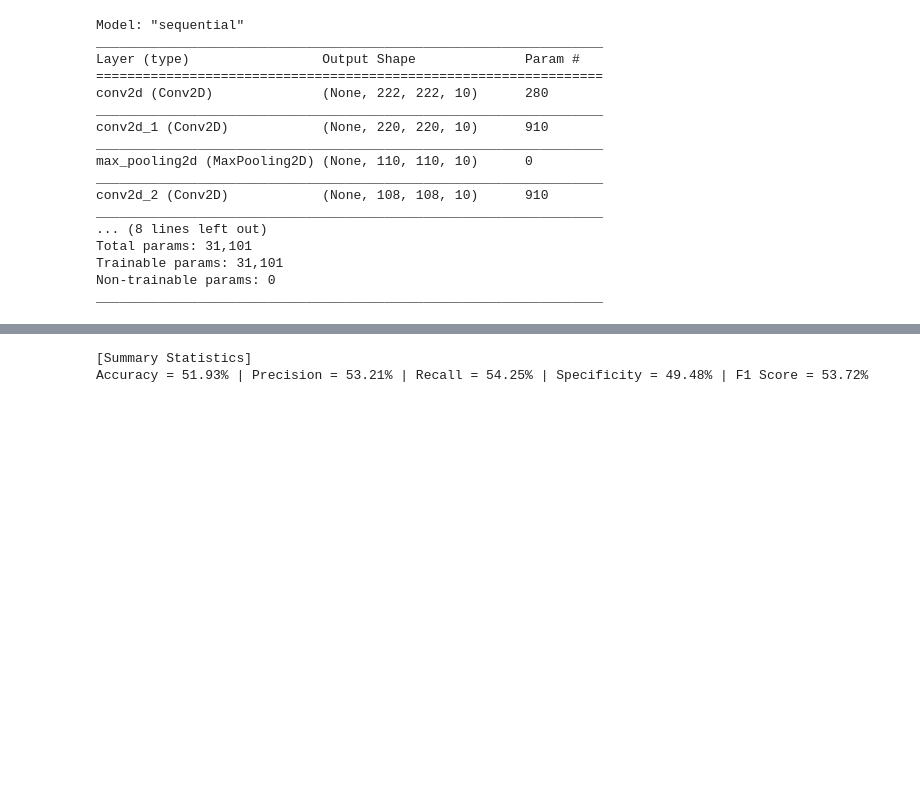
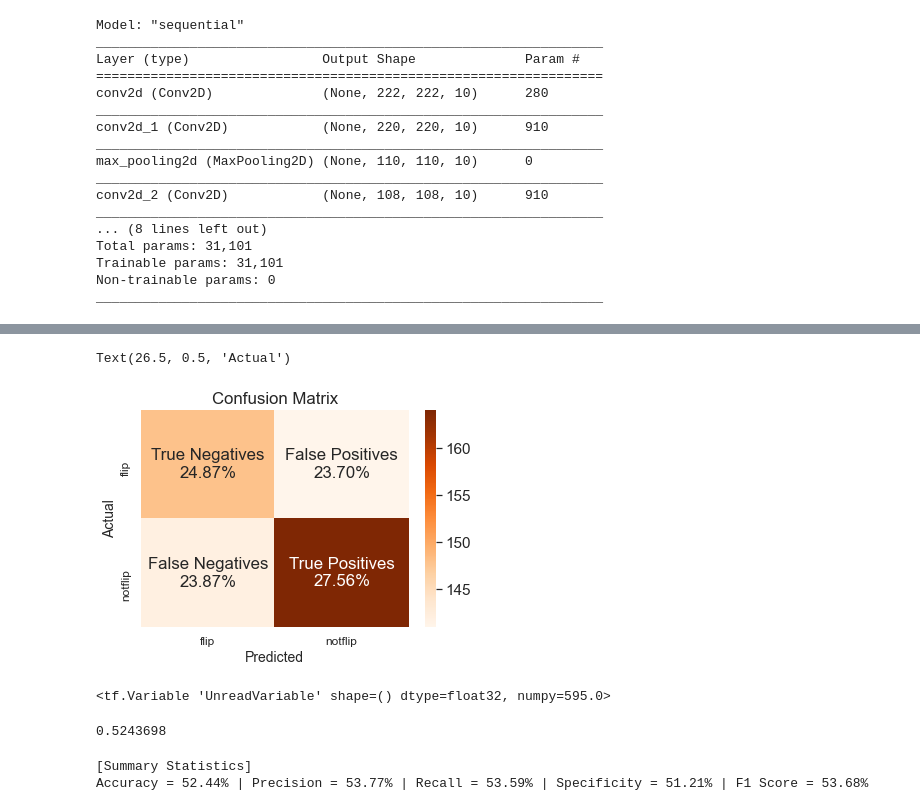
Before and after one commit to Ayesha-da/MonReader, a Jupyter notebook: monreader-updated.ipynb, the cells around one changed output, grey strips where cells are left out. Cells and saved outputs as stored; diff of their text form; code cells hidden in the pictures; blank space fills up the shorter version.

```diff
--- a/monreader-updated.ipynb
+++ b/monreader-updated.ipynb
@@ -248,7 +281,41 @@ Text(26.5, 0.5, 'Actual')
+# %%
+y_true = valid_data.classes
+y_true = y_true == 1
+Y_pred = model_1.predict(valid_data, steps = len(valid_data))
+y_pred = (Y_pred > 0.5).T[0]
+y_pred_prob = Y_pred.T[0]
+# %%
+cm_v = confusion_matrix(y_true, y_pred)
+names = ['True Negatives', 'False Positives', 'False Negatives', 'True Positives']
+counts = ['{0:0.0f}'.format(value) for value in cm_v.flatten()]
+percentages = ['{0:.2%}'.format(value) for value in cm_v.flatten()/np.sum(cm_v)]
+labels = [f'{v1}\n{v2}' for v1, v2 in zip(names, percentages)]
+labels = np.asarray(labels).reshape(2,2)
+ticklabels = ['flip', 'notflip']
+# %%
+# Create confusion matrix as heatmap
+sns.set(font_scale = 1.4)
+ax = sns.heatmap(cm_v, annot=labels, fmt='', cmap='Oranges', xticklabels=ticklabels, yticklabels=ticklabels )
+plt.xticks(size=12)
+plt.yticks(size=12)
+plt.title("Confusion Matrix") #plt.title("Confusion Matrix\n", fontsize=10)
+plt.xlabel("Predicted", size=14)
+plt.ylabel("Actual", size=14)
+# %% [output]
+Text(26.5, 0.5, 'Actual')
+[figure, added]
+# %%
+accuracy.update_state(y_true, y_pred)
+# %% [output]
+<tf.Variable 'UnreadVariable' shape=() dtype=float32, numpy=595.0>
+# %%
+accuracy.result().numpy()
+# %% [output]
+0.5243698
 # %%
  ## Summary Statistics
-TN, FP, FN, TP = cm.ravel() # cm[0,0], cm[0, 1], cm[1, 0], cm[1, 1]
-accuracy = (TP + TN) / np.sum(cm) # % positive out of all predicted positives
+TN, FP, FN, TP = cm_v.ravel() # cm[0,0], cm[0, 1], cm[1, 0], cm[1, 1]
+accuracy = (TP + TN) / np.sum(cm_v) # % positive out of all predicted positives
 precision = TP / (TP+FP) # % positive out of all predicted positives
 recall =  TP / (TP+FN) # % positive out of all supposed to be positives
 specificity = TN / (TN+FP) # % negative out of all supposed to be negatives
@@ -257,4 +324,4 @@ stats_summary = '[Summary Statistics]\nAccuracy = {:.2%} | Precision = {:.2%} |
 print(stats_summary)
 # %% [output]
 [Summary Statistics]
-Accuracy = 51.93% | Precision = 53.21% | Recall = 54.25% | Specificity = 49.48% | F1 Score = 53.72%
+Accuracy = 52.44% | Precision = 53.77% | Recall = 53.59% | Specificity = 51.21% | F1 Score = 53.68%
```
Also changed, not shown: parts of 33 cells of this notebook.
